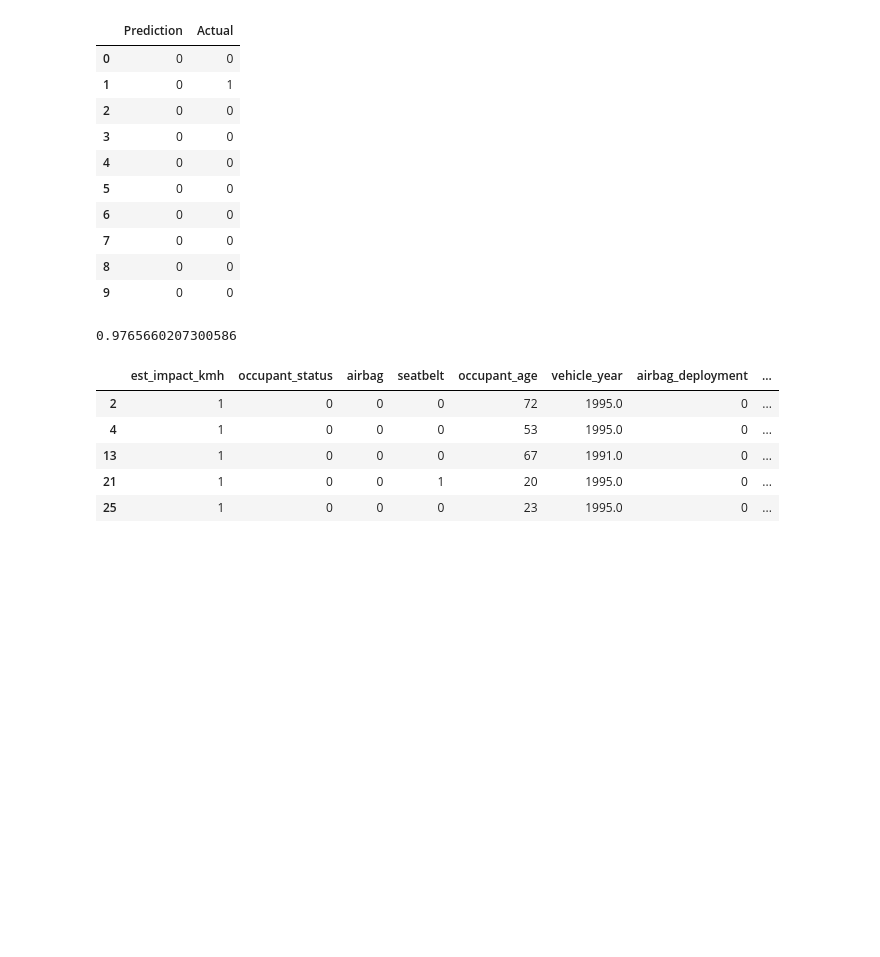
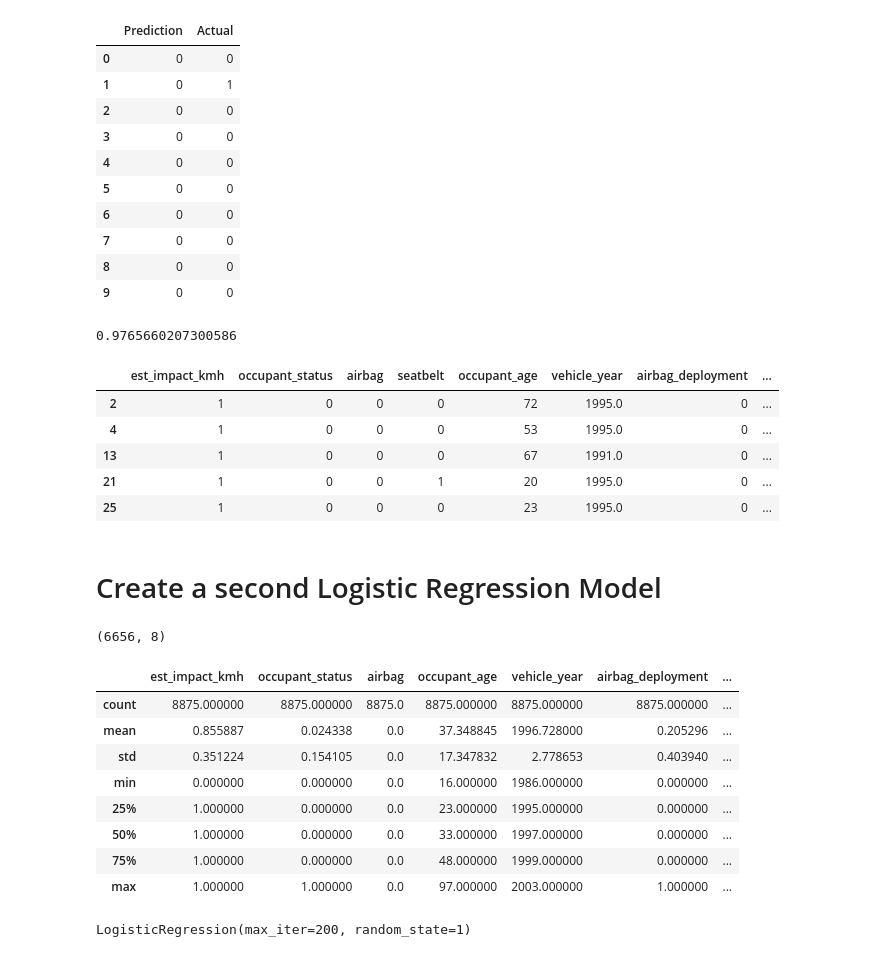
Before and after one commit to mydogjavascript/final_project, a Jupyter notebook: Crash_Version_1.ipynb, the cells around one changed output. Drawn from its saved outputs; the diff is of its cells as text; code cells hidden in the pictures; blank space fills up the shorter version.

Commit message:
added second logistic regression for seatbelt usage

```diff
--- a/Crash_Version_1.ipynb
+++ b/Crash_Version_1.ipynb
@@ -408,3 +400,27 @@ crash_v6.head()
 | 13 | 1 | 0 | 0 | 0 | 67 | 1991.0 | 0 | ... |
 | 21 | 1 | 0 | 0 | 1 | 20 | 1995.0 | 0 | ... |
 | 25 | 1 | 0 | 0 | 0 | 23 | 1995.0 | 0 | ... |
+# %% [markdown]
+# Create a second Logistic Regression Model
+# %%
+# Change the target from occupant status to seatbelt:
+y = crash_v6['seatbelt']
+X = crash_v6.drop(columns='seatbelt')
+# %%
+# Split data into training & testing:
+X_train, X_test, y_train, y_test = train_test_split(X, y, random_state=1, stratify=y)
+X_train.shape
+# %% [output]
+(6656, 8)
+# %%
+X.describe()
+# %% [output]
+|  | est_impact_kmh | occupant_status | airbag | occupant_age | vehicle_year | airbag_deployment | ... |
+| count | 8875.000000 | 8875.000000 | 8875.0 | 8875.000000 | 8875.000000 | 8875.000000 | ... |
+| mean | 0.855887 | 0.024338 | 0.0 | 37.348845 | 1996.728000 | 0.205296 | ... |
+| std | 0.351224 | 0.154105 | 0.0 | 17.347832 | 2.778653 | 0.403940 | ... |
+| min | 0.000000 | 0.000000 | 0.0 | 16.000000 | 1986.000000 | 0.000000 | ... |
+| 25% | 1.000000 | 0.000000 | 0.0 | 23.000000 | 1995.000000 | 0.000000 | ... |
+| 50% | 1.000000 | 0.000000 | 0.0 | 33.000000 | 1997.000000 | 0.000000 | ... |
+| 75% | 1.000000 | 0.000000 | 0.0 | 48.000000 | 1999.000000 | 0.000000 | ... |
+| max | 1.000000 | 1.000000 | 0.0 | 97.000000 | 2003.000000 | 1.000000 | ... |
@@ -410,0 +431,5 @@ crash_v6.head()
+# %%
+# Fit (train) or model using the training data:
+classifier.fit(X_train, y_train)
+# %% [output]
+LogisticRegression(max_iter=200, random_state=1)
```
Also changed, not shown: parts of 4 cells of this notebook.
